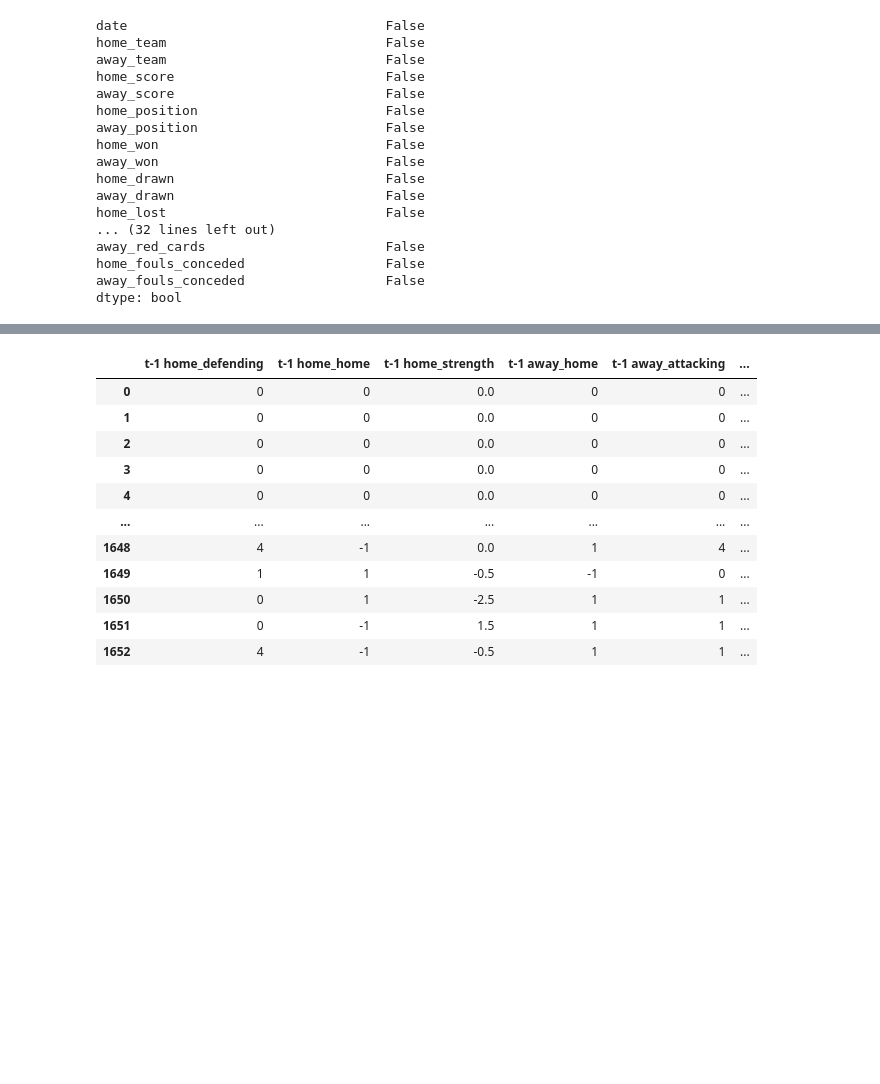
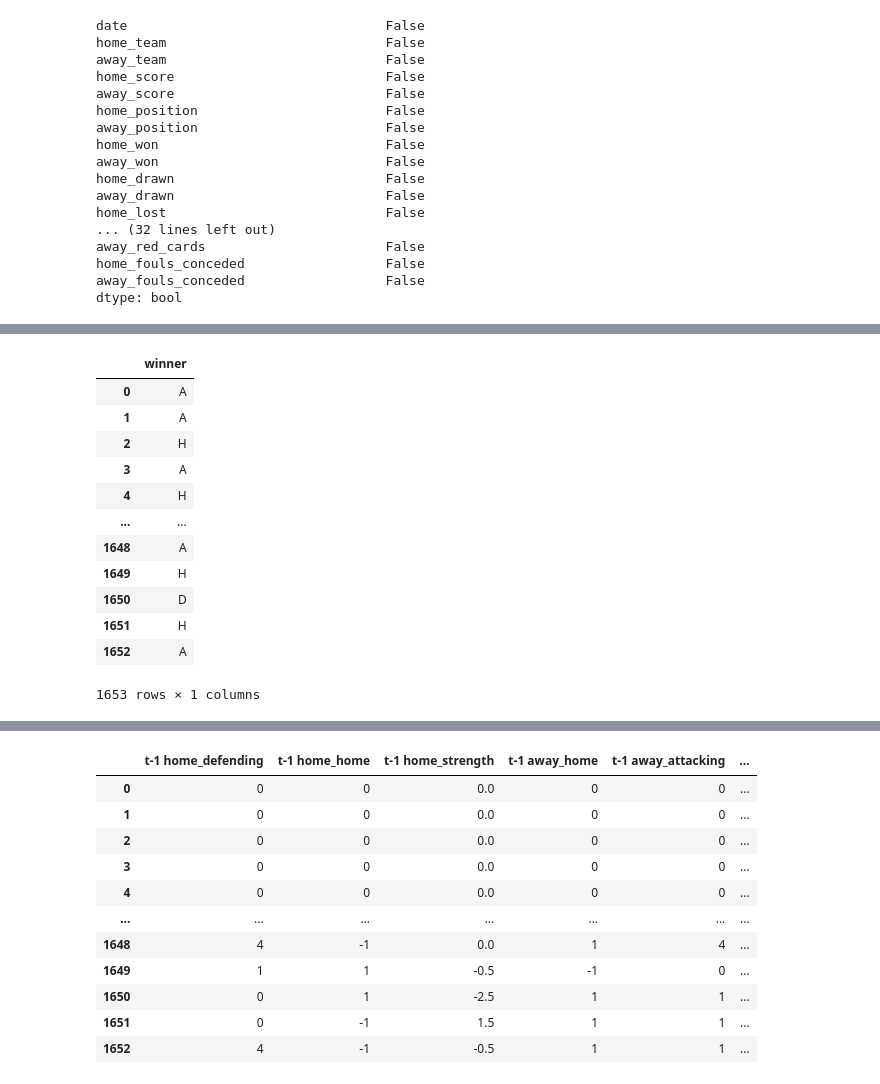
Before and after one commit to EricChagoya/SoccerPredictions, a Jupyter notebook: Untitled.ipynb, the cells around one changed output, grey strips where cells are left out. Saved outputs shown, nothing was run; the diff lists cells and outputs as text; code cells hidden in the pictures; blank space fills up the shorter version.

```diff
--- a/Untitled.ipynb
+++ b/Untitled.ipynb
@@ -163,3 +164,19 @@ x = dt.iloc[:,7:8]
+# %%
+x
+# %% [output]
+|  | winner |
+| 0 | A |
+| 1 | A |
+| 2 | H |
+| 3 | A |
+| 4 | H |
+| ... | ... |
+| 1648 | A |
+| 1649 | H |
+| 1650 | D |
+| 1651 | H |
+| 1652 | A |
+1653 rows × 1 columns
 # %%
 x2 = dt.iloc[:,3:5]
 # %%
```
Also changed, not shown: parts of 19 cells of this notebook.
